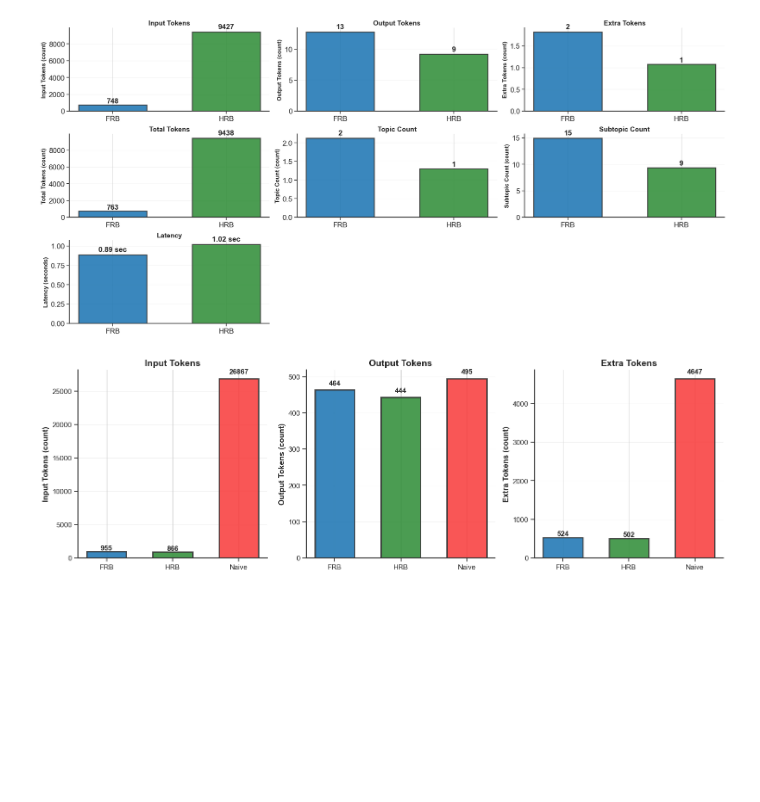
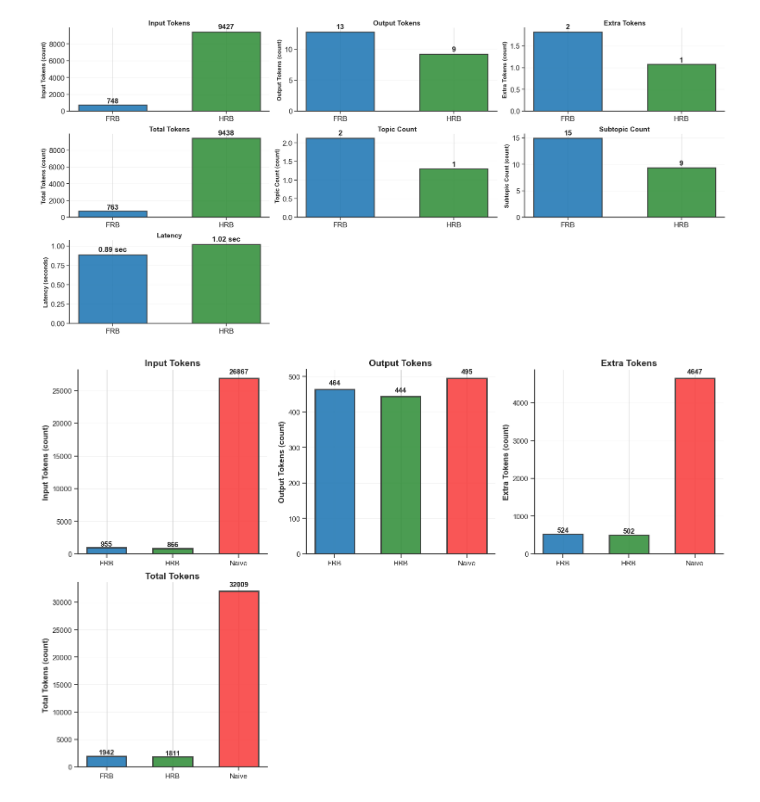
Before and after one commit to andreamurari/TesiMagistrale_NextQuerySuggestion, a Jupyter notebook: GeminiAPI_x_streamlit/token_usage_analysis.ipynb, the cells around one changed output. Saved outputs shown, nothing was run; the diff lists cells and outputs as text; code cells hidden in the pictures; blank space fills up the shorter version.

```diff
--- a/GeminiAPI_x_streamlit/token_usage_analysis.ipynb
+++ b/GeminiAPI_x_streamlit/token_usage_analysis.ipynb
@@ -685,7 +691,7 @@ plt.show()
 [figure]
 # %%
 # Assuming router_usage_df and model_cmap are defined earlier in your script
-metrics_to_plot = ['Input Tokens', 'Output Tokens', 'Extra Tokens']
+metrics_to_plot = ['Input Tokens', 'Output Tokens', 'Extra Tokens', 'Total Tokens']
 
 # 3. Setup dello stile accademico
 plt.rcParams['font.family'] = 'serif'
@@ -695,7 +701,7 @@ plt.rcParams['grid.linewidth'] = 0.8
 plt.style.use('seaborn-v0_8-whitegrid')
 
 # 4. Creazione della griglia di subplots (2 righe, 3 colonne)
-fig, axes = plt.subplots(1, 3, figsize=(15, 5))
+fig, axes = plt.subplots(2, 3, figsize=(15, 10))
 #fig.suptitle('Generator Metrics Comparison', fontsize=22, fontweight='bold', y=0.98)
 
 # Appiattiamo l'array degli assi per iterare più facilmente
@@ -733,32 +739,33 @@ for i, metric in enumerate(metrics_to_plot):
         # CORRECTED: Format the text string inside the loop where 'height' exists
         text_label = f'{height:.2f} sec' if is_latency else f'{height:.0f}'
 
         ax.text(
             bar.get_x() + bar.get_width() / 2.,
             height * 1.02,
             text_label,
             ha='center',
             va='bottom',
             fontsize=11,
             fontweight='bold'
         )
 
     # Pulizia dei bordi (spines)
     ax.spines['top'].set_visible(False)
     ax.spines['right'].set_visible(False)
     ax.spines['left'].set_linewidth(1.5)
     ax.spines['bottom'].set_linewidth(1.5)
     ax.spines['left'].set_color('#333333')
     ax.spines['bottom'].set_color('#333333')
 
 # Nascondiamo il sesto subplot vuoto
-#axes[5].set_visible(False)
+axes[5].set_visible(False)
+axes[4].set_visible(False)
 
 # Layout e visualizzazione
 plt.tight_layout()
 plt.subplots_adjust(top=0.90)
 plt.show()
 
 fig.savefig('../plots/generator_token_metrics_comparison.png', dpi=300, bbox_inches='tight')
 # %% [output]
-[figure, old version]
+[figure, new version]
```
Also changed, not shown: parts of 6 cells of this notebook, 3 other files.
